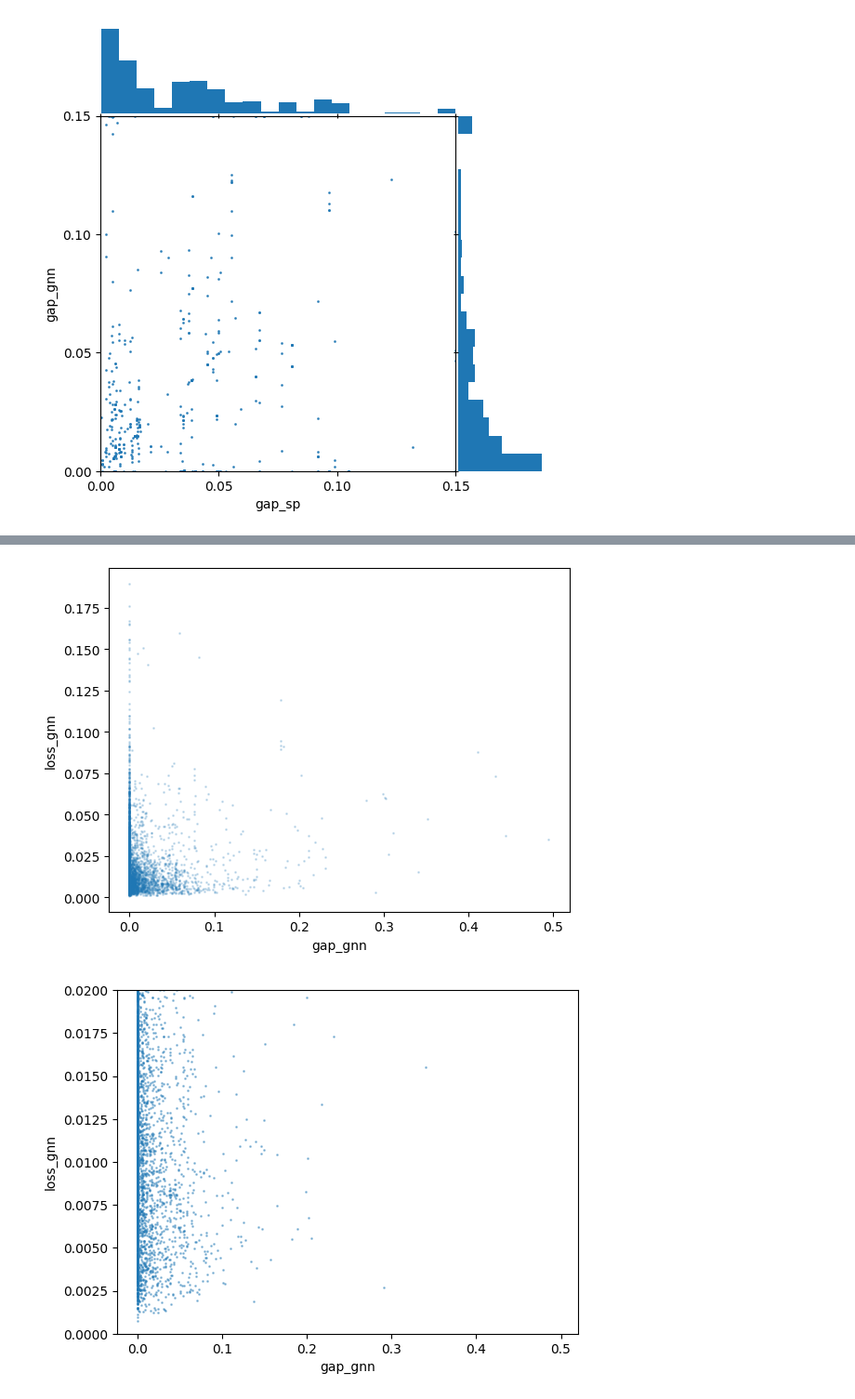
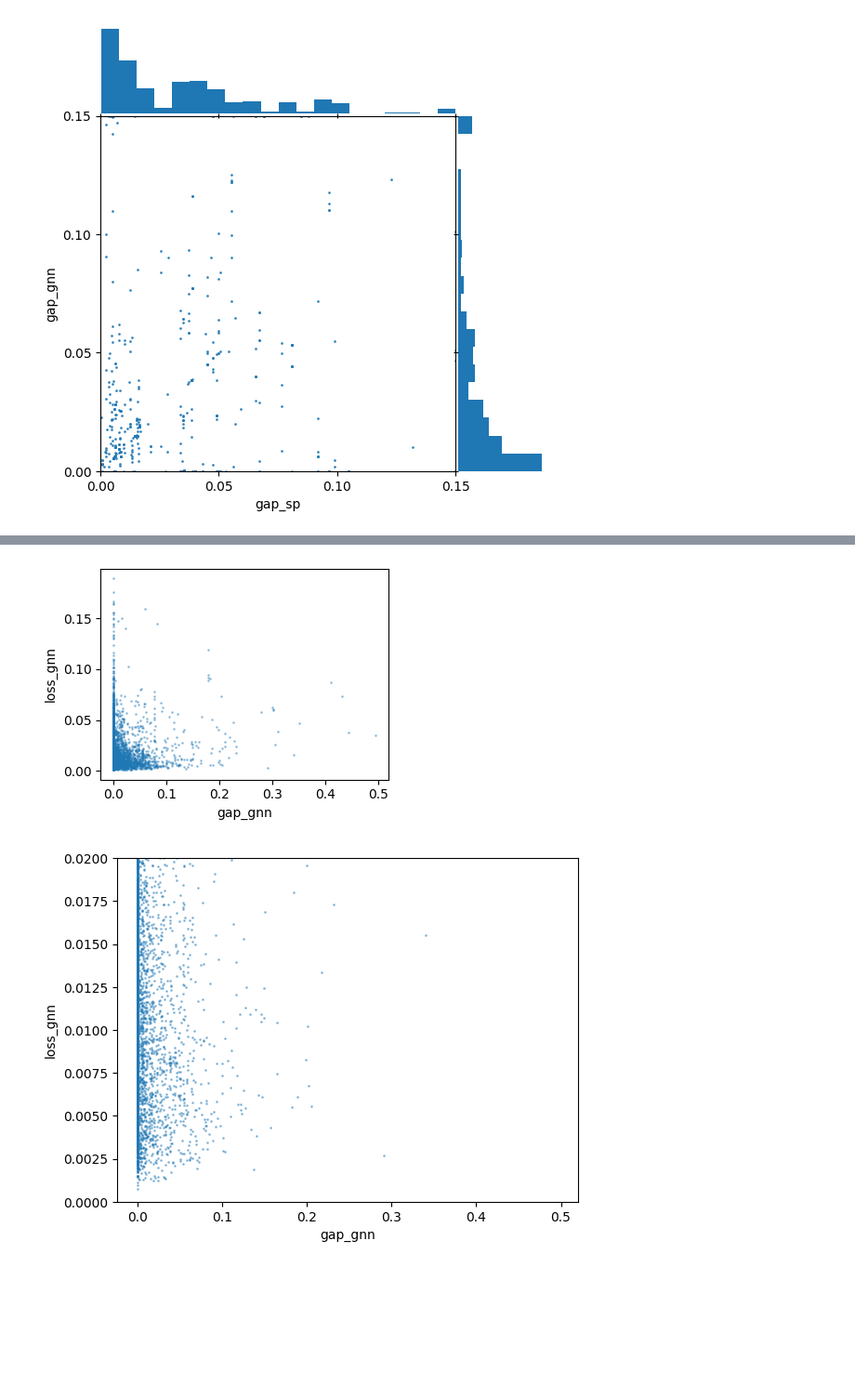
Before and after one commit to leevironty/thesis, a Jupyter notebook: latex/eval-plots.ipynb, the cells around one changed output, grey strips where cells are left out. Shown: that part at 93% size. Drawn from its saved outputs; the diff is of its cells as text; code cells hidden in the pictures; blank space fills up the shorter version.

```diff
--- a/latex/eval-plots.ipynb
+++ b/latex/eval-plots.ipynb
@@ -151,8 +152,9 @@ plt.savefig('figures/gap-loss-trivial.pdf')
 # %%
-result.plot.scatter(x='gap_gnn', y='loss_gnn', s=1, alpha=0.2)
+result.plot.scatter(x='gap_gnn', y='loss_gnn', s=1, alpha=0.35, figsize=(4, 3))
+plt.tight_layout()
 plt.savefig('figures/gap-loss-gnn.pdf')
 # %% [output]
-[figure, old version]
+[figure, new version]
 # %%
 ax = result.plot.scatter(x='gap_gnn', y='loss_gnn', s=1, alpha=0.4)
 ax.set_ylim(0, 0.02)
```
Also changed, not shown: parts of 1 cell of this notebook, 3 other files.
